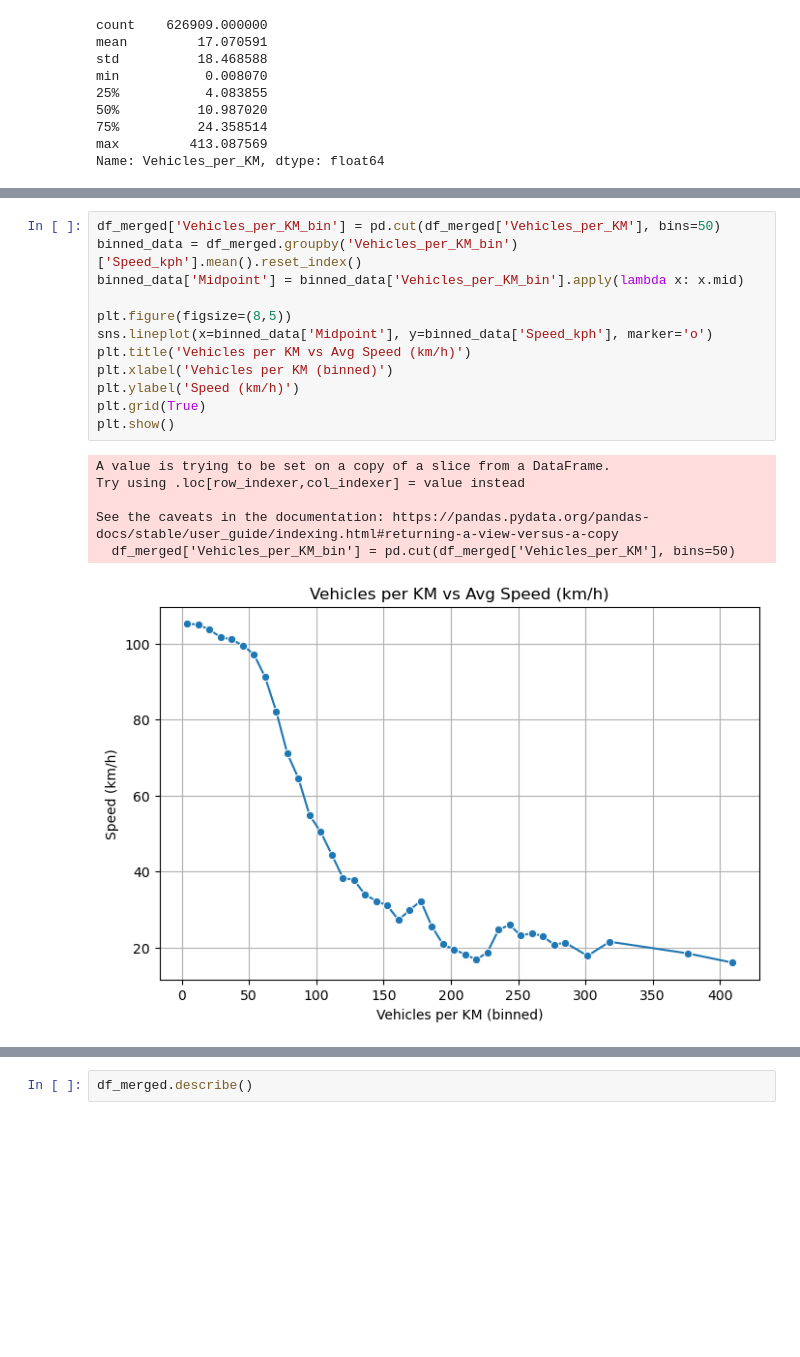
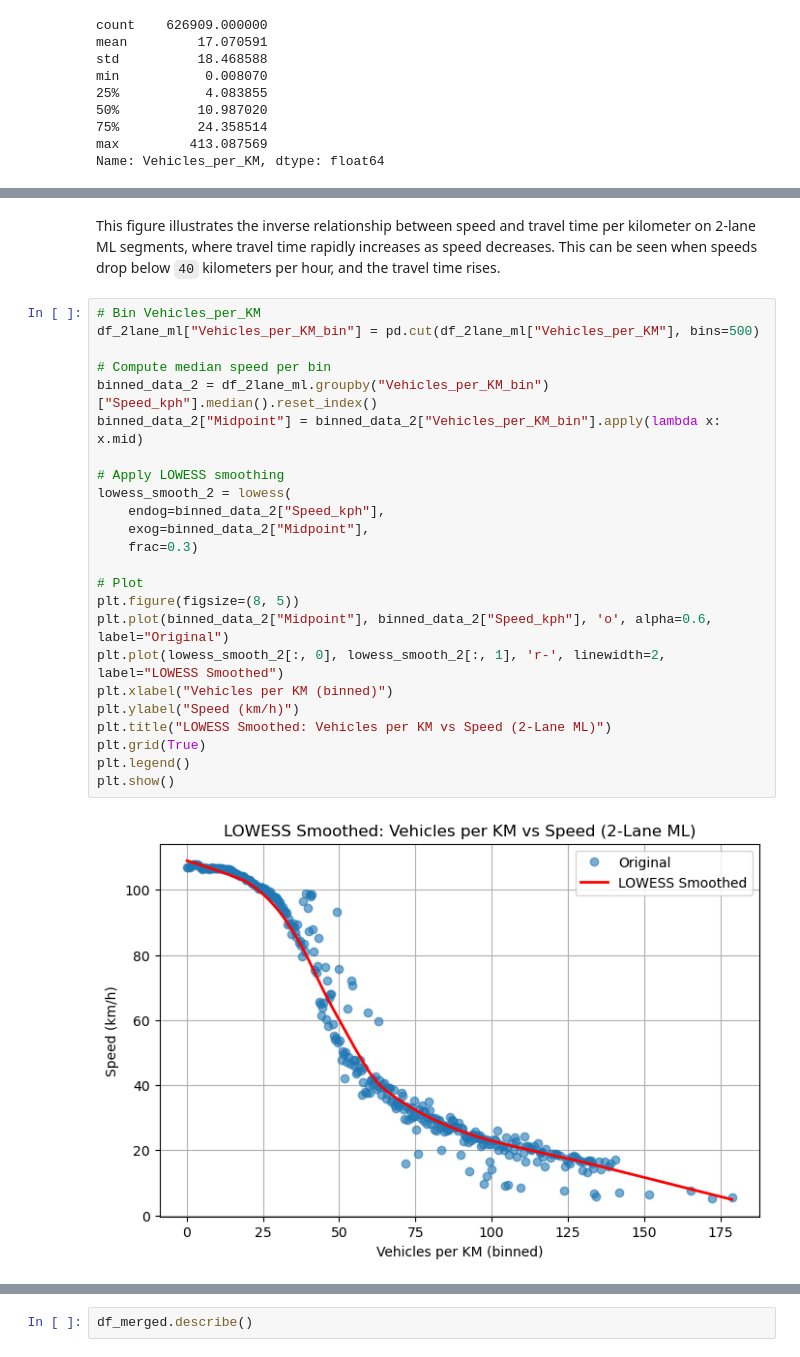
Before and after one commit to DillonMotilal/Msc.Datascience-code, a Jupyter notebook: Msc.DataScience Code.ipynb, the cells around one changed output, grey strips where cells are left out. Saved outputs shown, nothing was run; the diff lists cells and outputs as text; blank space fills up the shorter version.

```diff
--- a/Msc.DataScience Code.ipynb
+++ b/Msc.DataScience Code.ipynb
@@ -1146,19 +1157,28 @@ plt.show()
+# %% [markdown]
+This figure illustrates the inverse relationship between speed and travel time per kilometer on 2-lane ML segments, where travel time rapidly increases as speed decreases. This can be seen when speeds drop below `40` kilometers per hour, and the travel time rises.
 # %%
-df_merged['Vehicles_per_KM_bin'] = pd.cut(df_merged['Vehicles_per_KM'], bins=50)
-binned_data = df_merged.groupby('Vehicles_per_KM_bin')['Speed_kph'].mean().reset_index()
-binned_data['Midpoint'] = binned_data['Vehicles_per_KM_bin'].apply(lambda x: x.mid)
+# Bin Vehicles_per_KM
+df_2lane_ml["Vehicles_per_KM_bin"] = pd.cut(df_2lane_ml["Vehicles_per_KM"], bins=500)
 
-plt.figure(figsize=(8,5))
-sns.lineplot(x=binned_data['Midpoint'], y=binned_data['Speed_kph'], marker='o')
-plt.title('Vehicles per KM vs Avg Speed (km/h)')
-plt.xlabel('Vehicles per KM (binned)')
-plt.ylabel('Speed (km/h)')
+# Compute median speed per bin
+binned_data_2 = df_2lane_ml.groupby("Vehicles_per_KM_bin")["Speed_kph"].median().reset_index()
+binned_data_2["Midpoint"] = binned_data_2["Vehicles_per_KM_bin"].apply(lambda x: x.mid)
+
+# Apply LOWESS smoothing
+lowess_smooth_2 = lowess(
+    endog=binned_data_2["Speed_kph"],
+    exog=binned_data_2["Midpoint"],
+    frac=0.3)
+
+# Plot
+plt.figure(figsize=(8, 5))
+plt.plot(binned_data_2["Midpoint"], binned_data_2["Speed_kph"], 'o', alpha=0.6, label="Original")
+plt.plot(lowess_smooth_2[:, 0], lowess_smooth_2[:, 1], 'r-', linewidth=2, label="LOWESS Smoothed")
+plt.xlabel("Vehicles per KM (binned)")
+plt.ylabel("Speed (km/h)")
+plt.title("LOWESS Smoothed: Vehicles per KM vs Speed (2-Lane ML)")
 plt.grid(True)
+plt.legend()
 plt.show()
 # %% [output]
-A value is trying to be set on a copy of a slice from a DataFrame.
-Try using .loc[row_indexer,col_indexer] = value instead
-
-See the caveats in the documentation: https://pandas.pydata.org/pandas-docs/stable/user_guide/indexing.html#returning-a-view-versus-a-copy
-  df_merged['Vehicles_per_KM_bin'] = pd.cut(df_merged['Vehicles_per_KM'], bins=50)
-[figure, old version]
+[figure, new version]
```
Also changed, not shown: parts of 54 cells of this notebook.
